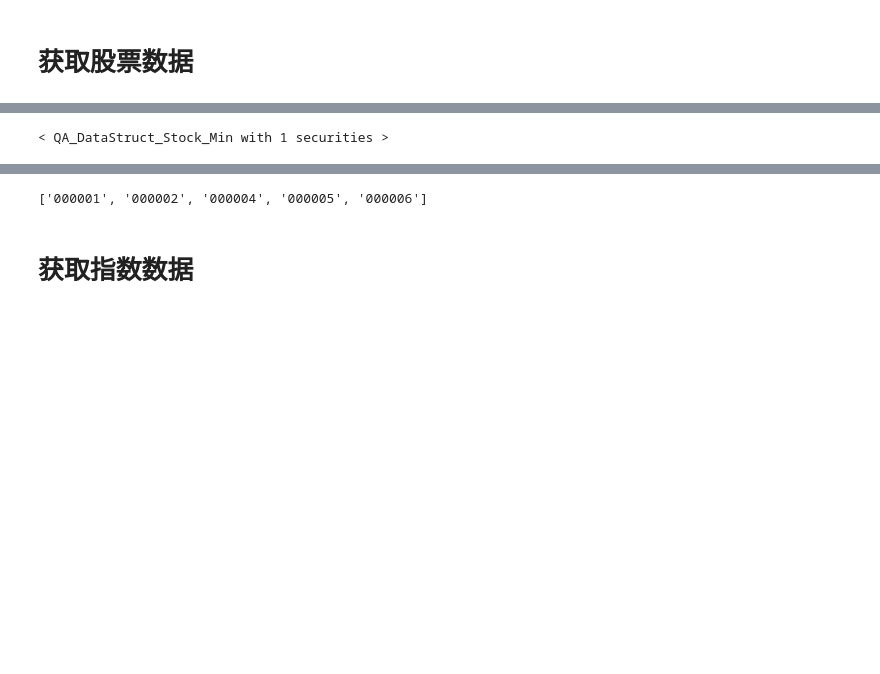
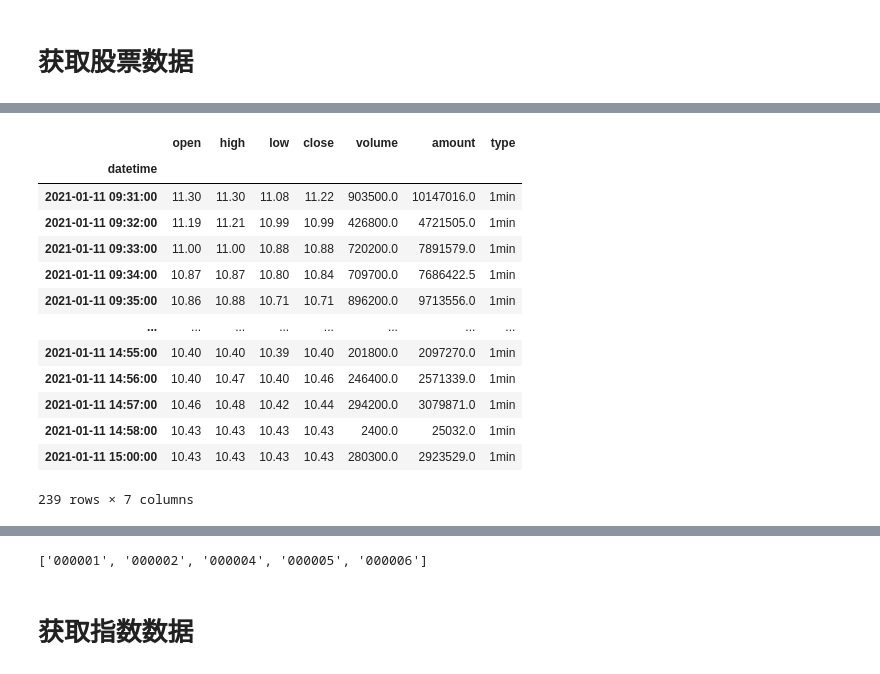
Before and after one commit to nuswgg/quants_qa, a Jupyter notebook: QA/QA How to Get data.ipynb, the cells around one changed output, grey strips where cells are left out. Saved outputs shown, nothing was run; the diff lists cells and outputs as text; code cells hidden in the pictures; blank space fills up the shorter version.

```diff
--- a/QA/QA How to Get data.ipynb
+++ b/QA/QA How to Get data.ipynb
@@ -28,7 +36,20 @@ df_one_stock.droplevel(level=1,axis=0).head()
 # %%
-QA.QA_fetch_stock_min_adv('000798','2021-01-11')
+QA.QA_fetch_stock_min_adv('000798','2021-01-11').data.droplevel(level=1,axis=0)
 # %% [output]
+|  | open | high | low | close | volume | amount | type |
+| datetime |  |  |  |  |  |  |  |
+| 2021-01-11 09:31:00 | 11.30 | 11.30 | 11.08 | 11.22 | 903500.0 | 10147016.0 | 1min |
+| 2021-01-11 09:32:00 | 11.19 | 11.21 | 10.99 | 10.99 | 426800.0 | 4721505.0 | 1min |
+| 2021-01-11 09:33:00 | 11.00 | 11.00 | 10.88 | 10.88 | 720200.0 | 7891579.0 | 1min |
+| 2021-01-11 09:34:00 | 10.87 | 10.87 | 10.80 | 10.84 | 709700.0 | 7686422.5 | 1min |
+| 2021-01-11 09:35:00 | 10.86 | 10.88 | 10.71 | 10.71 | 896200.0 | 9713556.0 | 1min |
+| ... | ... | ... | ... | ... | ... | ... | ... |
+| 2021-01-11 14:55:00 | 10.40 | 10.40 | 10.39 | 10.40 | 201800.0 | 2097270.0 | 1min |
+| 2021-01-11 14:56:00 | 10.40 | 10.47 | 10.40 | 10.46 | 246400.0 | 2571339.0 | 1min |
+| 2021-01-11 14:57:00 | 10.46 | 10.48 | 10.42 | 10.44 | 294200.0 | 3079871.0 | 1min |
+| 2021-01-11 14:58:00 | 10.43 | 10.43 | 10.43 | 10.43 | 2400.0 | 25032.0 | 1min |
+| 2021-01-11 15:00:00 | 10.43 | 10.43 | 10.43 | 10.43 | 280300.0 | 2923529.0 | 1min |
-< QA_DataStruct_Stock_Min with 1 securities >
+239 rows × 7 columns
 # %%
 #获取所有股票列表
 cn_stk_list = QA.QA_fetch_stock_list()
```
Also changed, not shown: parts of 10 cells of this notebook, 7 other files.
